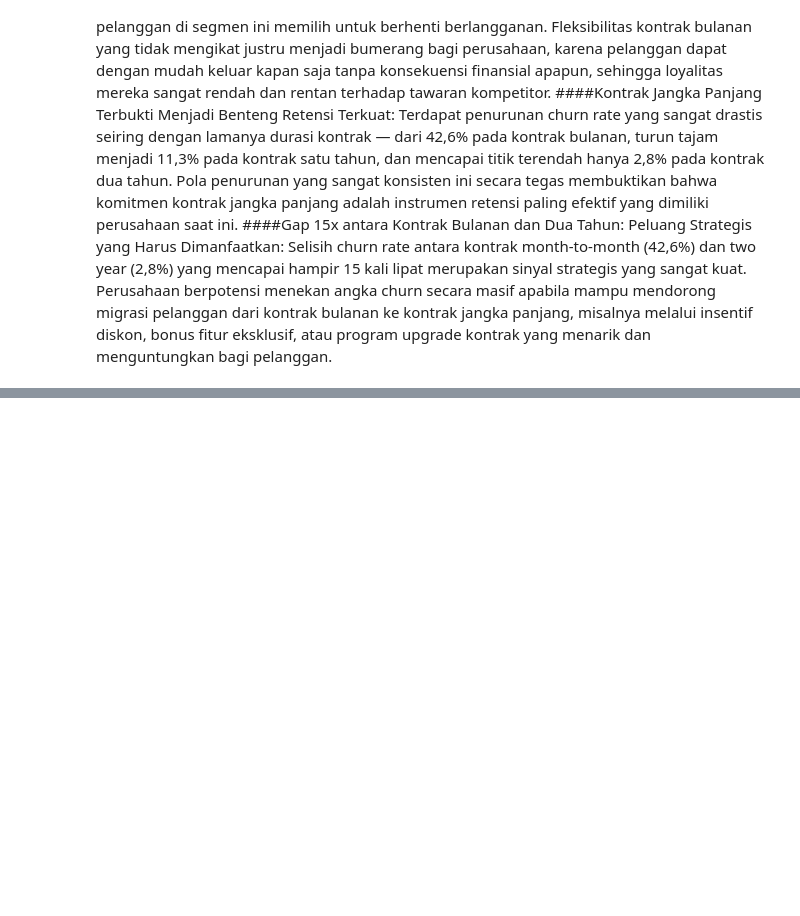
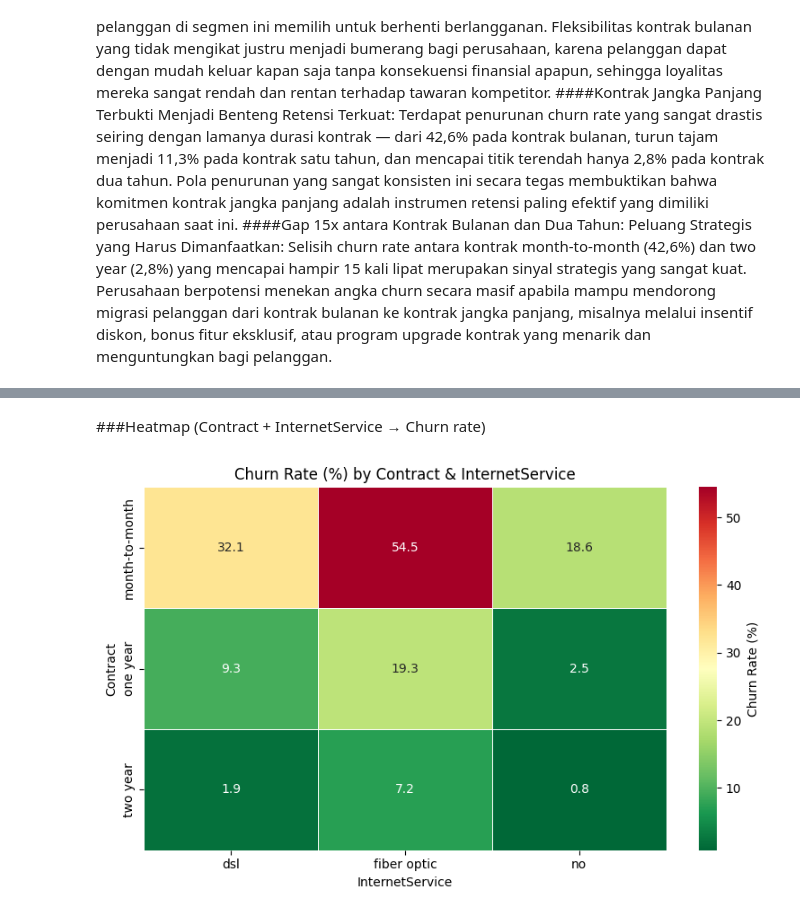
Before and after one commit to kumisganteng/Data-Analytics-Projects, a Jupyter notebook: Improving_Customer_Retention_Analysis.ipynb, the cells around one changed output, grey strips where cells are left out. Saved outputs shown, nothing was run; the diff lists cells and outputs as text; code cells hidden in the pictures; blank space fills up the shorter version.

```diff
--- a/Improving_Customer_Retention_Analysis.ipynb
+++ b/Improving_Customer_Retention_Analysis.ipynb
@@ -778,0 +914,16 @@ dtype: float64
+# %% [markdown]
+###Heatmap (Contract + InternetService → Churn rate)
+# %%
+# 2. Contract + InternetService → Churn Rate
+
+pivot = churn_data.groupby(['Contract', 'InternetService'])['Churn'].mean() * 100
+pivot = pivot.unstack()
+
+plt.figure(figsize=(8, 5))
+sns.heatmap(pivot, annot=True, fmt='.1f', cmap='RdYlGn_r',
+            linewidths=0.5, cbar_kws={'label': 'Churn Rate (%)'})
+plt.title('Churn Rate (%) by Contract & InternetService')
+plt.tight_layout()
+plt.show()
+# %% [output]
+[figure, added]
```
Also changed, not shown: parts of 32 cells of this notebook.
